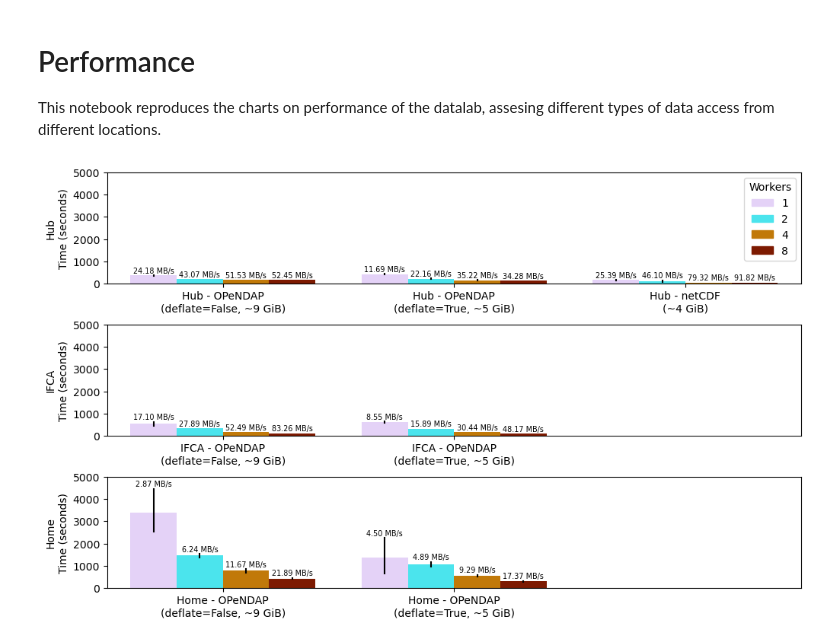
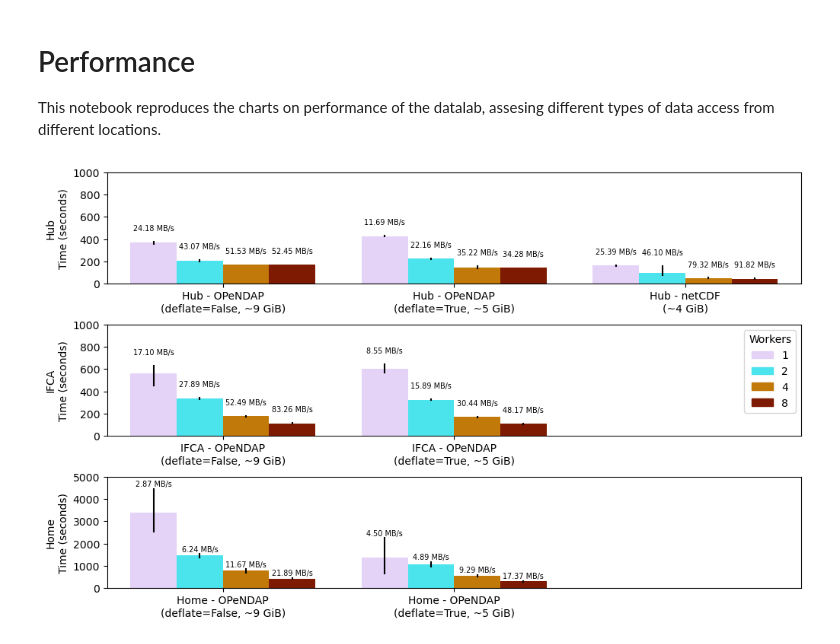
Before and after one commit to zequihg50/ipcc-datalab, a Jupyter notebook: notebooks/performance_analysis/analysis.ipynb, the cells around one changed output. Cells and saved outputs as stored; diff of their text form; code cells hidden in the pictures.

```diff
--- a/notebooks/performance_analysis/analysis.ipynb
+++ b/notebooks/performance_analysis/analysis.ipynb
@@ -39,7 +39,7 @@ home_mean = home[["name", "workers", "location", "time", "bytes_recv", "throughp
 hub_mean = hub[["name", "workers", "location", "time", "bytes_recv", "throughput"]].groupby(["location", "name", "workers"]).agg(["mean", "std", "max", "min"])
 ifca_mean = ifca[["name", "workers", "location", "time", "bytes_recv", "throughput"]].groupby(["location", "name", "workers"]).agg(["mean", "std", "max", "min"])
 # %%
-fig, axes = plt.subplots(3, 1, layout='constrained', figsize=(10, 6), sharey=True)
+fig, axes = plt.subplots(3, 1, layout='constrained', figsize=(10, 6), sharey=False)
 
 workers = [1, 2, 4, 8]
 workers_colors = ["#E4D2F7", "#4BE4ED", "#C17909", "#7D1A01"]
@@ -57,7 +57,6 @@ axes[0].bar(
 axes[0].set_xticks(
     [1.5, 6.5, 11.5], [" - ".join([a,b]) for a,b,_ in hub_mean.index[::4].values])
 axes[0].set_ylabel("Hub\nTime (seconds)")
-axes[0].legend(handles=[plt.Rectangle((0,0),1,1, color=workers_color_dict[label]) for label in workers], labels=workers, title="Workers")
 
 for i,row in enumerate([0,1,2,3,5,6,7,8,10,11,12,13]):
     axes[0].plot([row,row], [hub_mean[("time", "min")].iloc[i], hub_mean[("time", "max")].iloc[i]], c="black")
@@ -85,33 +84,34 @@ for i,row in enumerate([0,1,2,3,5,6,7,8]):
                      f"{home_mean[('throughput', 'mean')].iloc[i]:.2f} MB/s",
                      ha="center", size="x-small")
 
 time_means = ifca_mean[("time", "mean")].values
 time_workers = ifca_mean[("time", "mean")].index.get_level_values("workers")
 
 axes[1].bar(
     [0,1,2,3] + [5,6,7,8],
     time_means,
     color = time_workers.map(workers_color_dict).values,
     width=1)
 
 axes[1].set_xticks(
     [1.5,6.5], [" - ".join([a,b]) for a,b,_ in ifca_mean.index[::4].values])
 axes[1].set_ylabel("IFCA\nTime (seconds)")
 
 for i,row in enumerate([0,1,2,3,5,6,7,8]):
     axes[1].plot([row,row], [ifca_mean[("time", "min")].iloc[i], ifca_mean[("time", "max")].iloc[i]], c="black")
     if i < 8:
         axes[1].text(row, ifca_mean[("time", "max")].iloc[i] + 100,
                      f"{ifca_mean[('throughput', 'mean')].iloc[i]:.2f} MB/s",
                      ha="center", size="x-small")
 
+axes[1].legend(handles=[plt.Rectangle((0,0),1,1, color=workers_color_dict[label]) for label in workers], labels=workers, title="Workers")
 axes[0].set_xlim(-1, 14)
 axes[1].set_xlim(-1, 14)
 axes[2].set_xlim(-1, 14)
-axes[0].set_ylim(0, 5000)
-axes[1].set_ylim(0, 5000)
+axes[0].set_ylim(0, 1000)
+axes[1].set_ylim(0, 1000)
 axes[2].set_ylim(0, 5000)
 
 plt.savefig("performance.svg")
 # %% [output]
-[figure, old version]
+[figure, new version]
```
